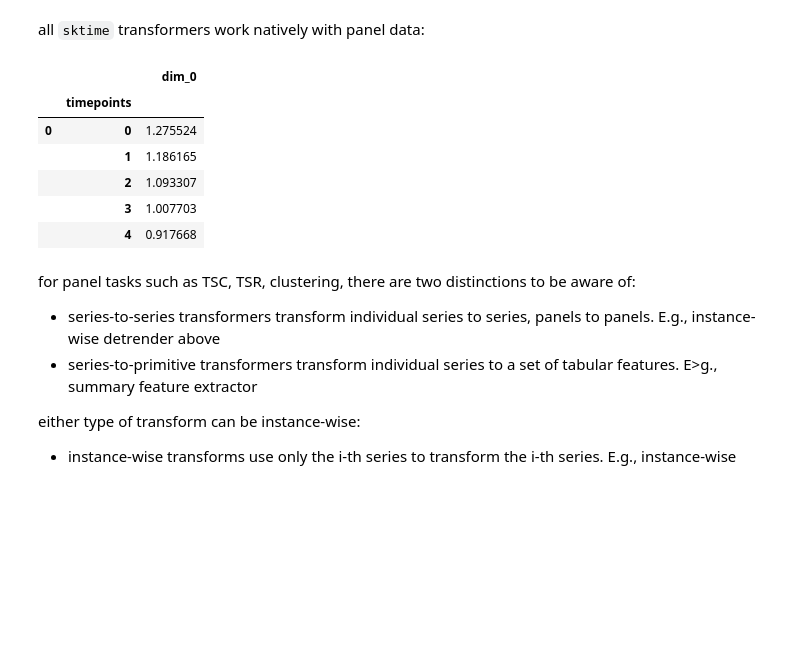
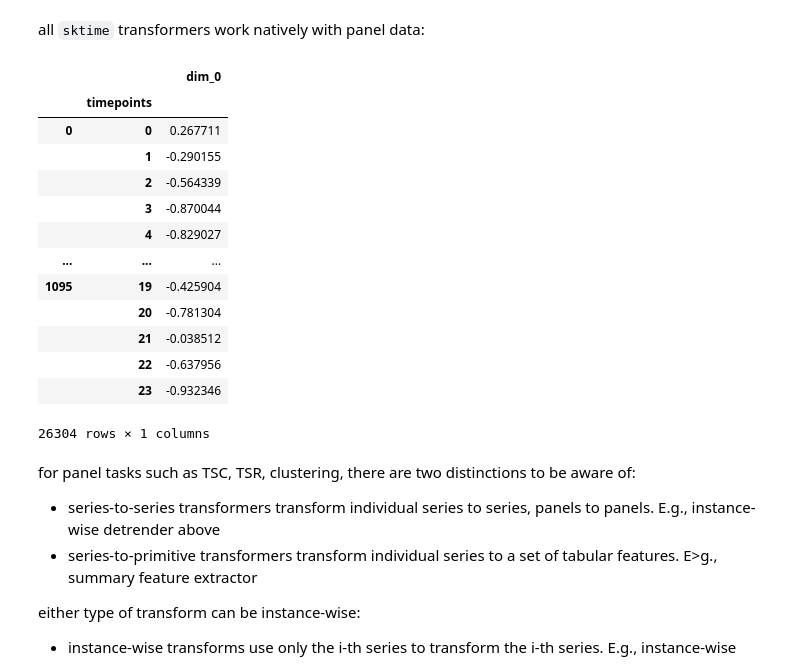
Before and after one commit to sktime/sktime-tutorial-europython-2023, a Jupyter notebook: notebooks/11_panel_tasks.ipynb, the cells around one changed output. Cells and saved outputs as stored; diff of their text form; code cells hidden in the pictures; blank space fills up the shorter version.

Commit message:
change to Italy power demand dataset

```diff
--- a/notebooks/11_panel_tasks.ipynb
+++ b/notebooks/11_panel_tasks.ipynb
@@ -603,26 +614,33 @@ similar to `sklearn` for "tabular" classification, regression, etc,
 # %% [markdown]
 all `sktime` transformers work natively with panel data:
 # %%
-from sktime.datasets import load_osuleaf
+from sktime.datasets import load_italy_power_demand
 from sktime.transformations.series.detrend import Detrender
 
 # load some panel data
-X, _ = load_osuleaf(return_type="pd-multiindex")
+X, _ = load_italy_power_demand(return_type="pd-multiindex")
 
 # specify a linear detrender
 detrender = Detrender()
 
 # detrend X by removing linear trend from each instance
 X_detrended = detrender.fit_transform(X)
-X_detrended.head()
+X_detrended
 # %% [output]
 |  |  | dim_0 |
 |  | timepoints |  |
-| 0 | 0 | 1.275524 |
-|  | 1 | 1.186165 |
-|  | 2 | 1.093307 |
-|  | 3 | 1.007703 |
-|  | 4 | 0.917668 |
+| 0 | 0 | 0.267711 |
+|  | 1 | -0.290155 |
+|  | 2 | -0.564339 |
+|  | 3 | -0.870044 |
+|  | 4 | -0.829027 |
+| ... | ... | ... |
+| 1095 | 19 | -0.425904 |
+|  | 20 | -0.781304 |
+|  | 21 | -0.038512 |
+|  | 22 | -0.637956 |
+|  | 23 | -0.932346 |
+26304 rows × 1 columns
 # %% [markdown]
 for panel tasks such as TSC, TSR, clustering, there are two distinctions to be aware of:
 
```
Also changed, not shown: parts of 15 cells of this notebook.
